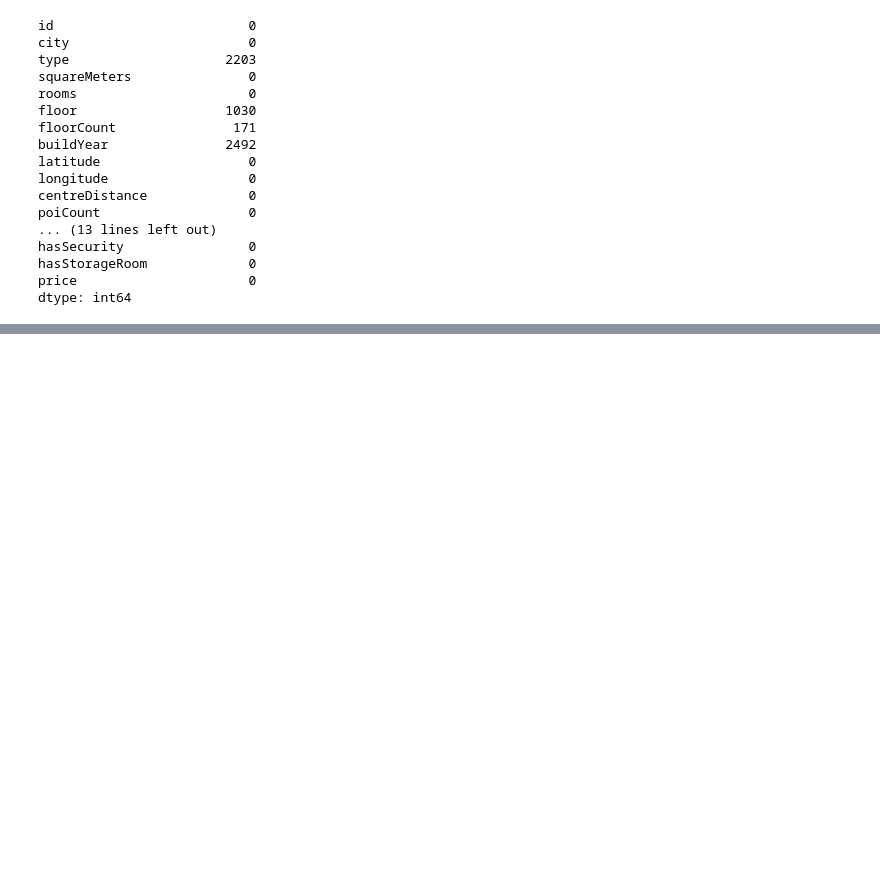
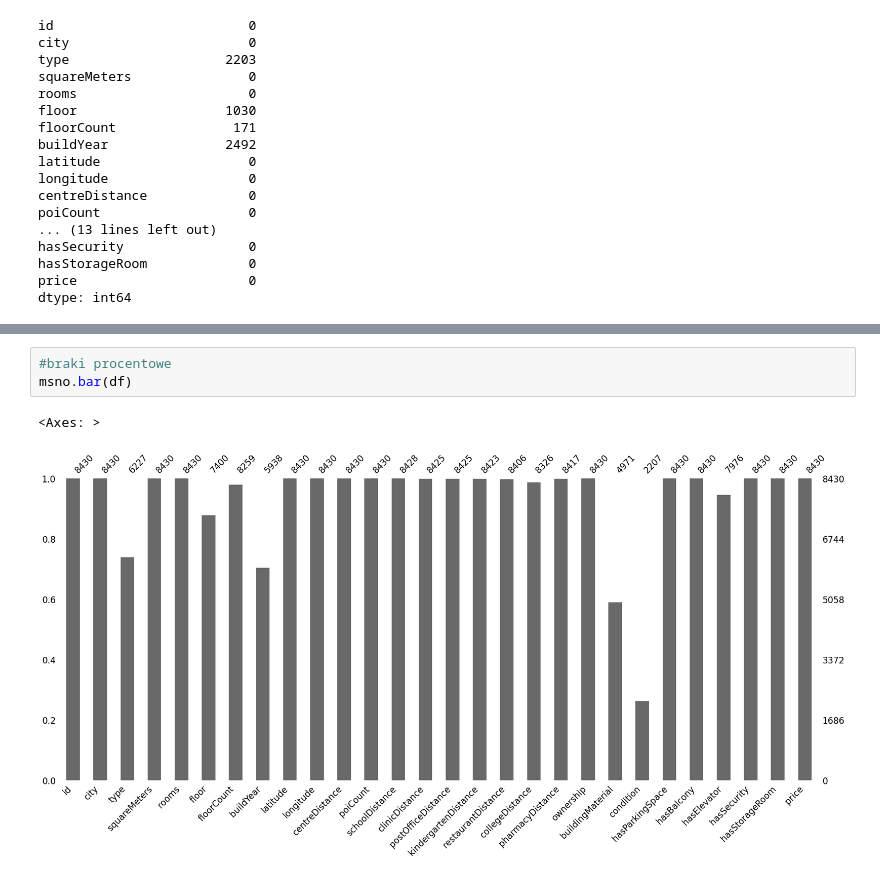
Before and after one commit to annagrajkowska/Projekt-Analiza-i-wizualizacja-danych-Python, a Jupyter notebook: Analiza.ipynb, the cells around one changed output, grey strips where cells are left out. Drawn from its saved outputs; the diff is of its cells as text; blank space fills up the shorter version.

```diff
--- a/Analiza.ipynb
+++ b/Analiza.ipynb
@@ -74,0 +96,6 @@ dtype: int64
+# %%
+#braki procentowe
+msno.bar(df)
+# %% [output]
+<Axes: >
+[figure, added]
```
Also changed, not shown: parts of 5 cells of this notebook.
